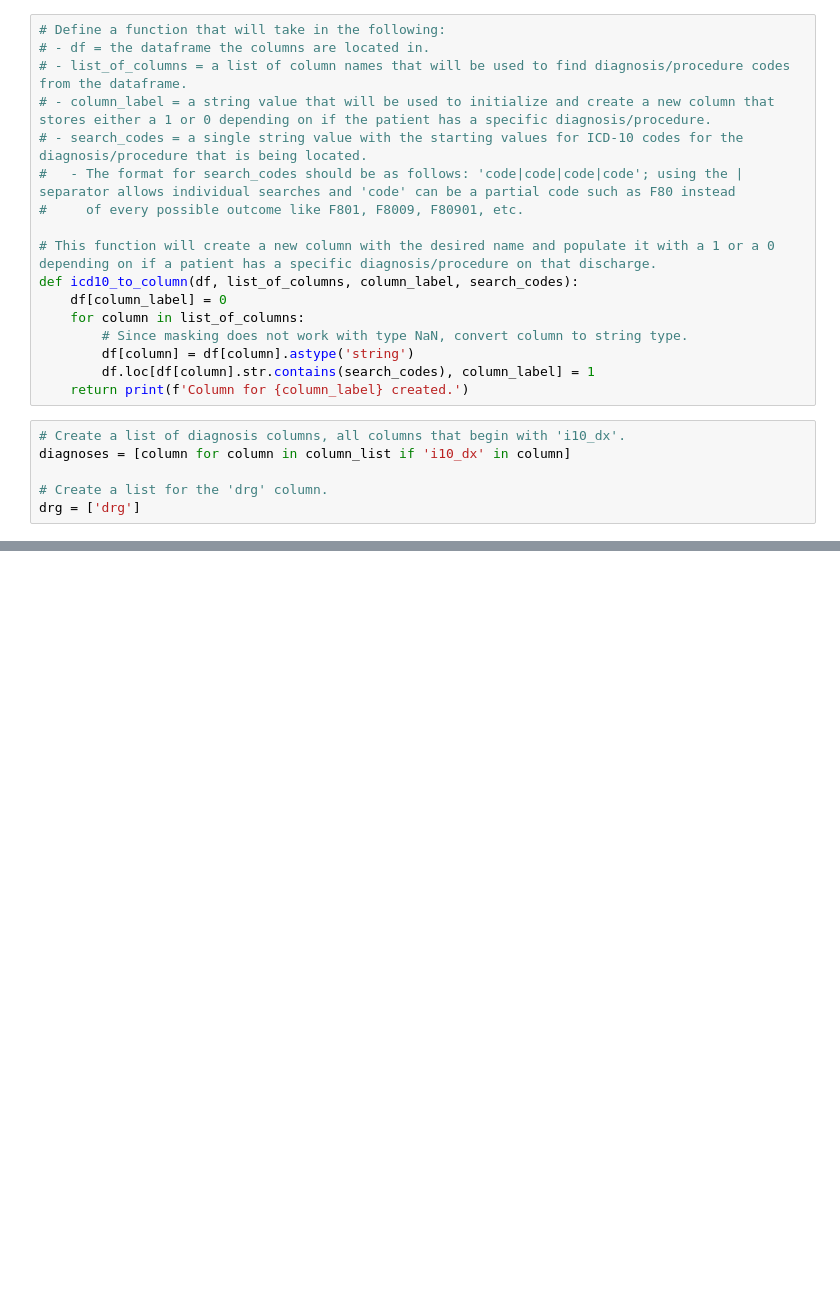
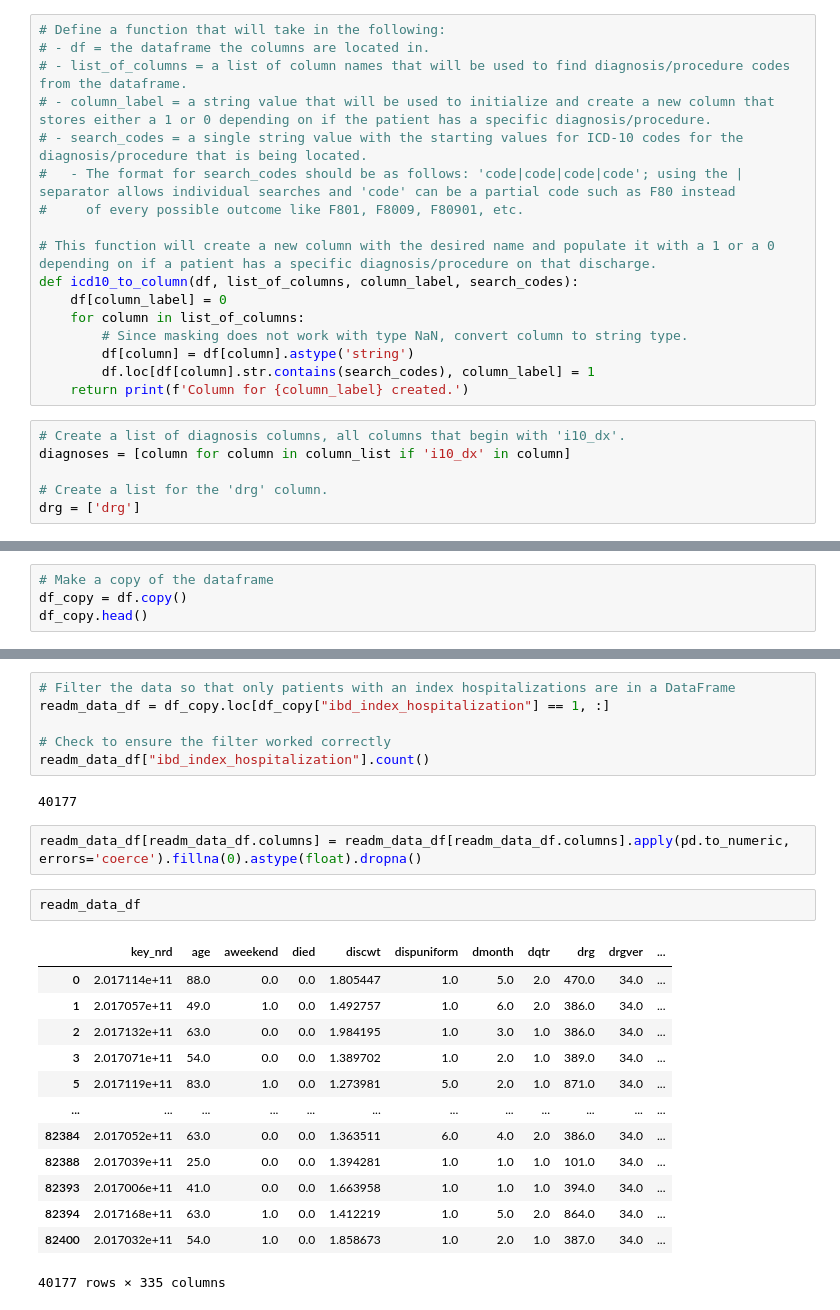
Before and after one commit to Autonomousse/UCSD_NRD_2017, a Jupyter notebook: NRD_2017_Validation.ipynb, the cells around one changed output, grey strips where cells are left out. Drawn from its saved outputs; the diff is of its cells as text; blank space fills up the shorter version.

Commit message:
Pushing to check for errors

```diff
--- a/NRD_2017_Validation.ipynb
+++ b/NRD_2017_Validation.ipynb
@@ -86,0 +99,4 @@ Column for cm_drug created.
+# %%
+# Make a copy of the dataframe
+df_copy = df.copy()
+df_copy.head()
@@ -86,0 +126,26 @@ Column for cm_drug created.
+# %%
+# Filter the data so that only patients with an index hospitalizations are in a DataFrame
+readm_data_df = df_copy.loc[df_copy["ibd_index_hospitalization"] == 1, :]
+
+# Check to ensure the filter worked correctly
+readm_data_df["ibd_index_hospitalization"].count()
+# %% [output]
+40177
+# %%
+readm_data_df[readm_data_df.columns] = readm_data_df[readm_data_df.columns].apply(pd.to_numeric, errors='coerce').fillna(0).astype(float).dropna()
+# %%
+readm_data_df
+# %% [output]
+|  | key_nrd | age | aweekend | died | discwt | dispuniform | dmonth | dqtr | drg | drgver | ... |
+| 0 | 2.017114e+11 | 88.0 | 0.0 | 0.0 | 1.805447 | 1.0 | 5.0 | 2.0 | 470.0 | 34.0 | ... |
+| 1 | 2.017057e+11 | 49.0 | 1.0 | 0.0 | 1.492757 | 1.0 | 6.0 | 2.0 | 386.0 | 34.0 | ... |
+| 2 | 2.017132e+11 | 63.0 | 0.0 | 0.0 | 1.984195 | 1.0 | 3.0 | 1.0 | 386.0 | 34.0 | ... |
+| 3 | 2.017071e+11 | 54.0 | 0.0 | 0.0 | 1.389702 | 1.0 | 2.0 | 1.0 | 389.0 | 34.0 | ... |
+| 5 | 2.017119e+11 | 83.0 | 1.0 | 0.0 | 1.273981 | 5.0 | 2.0 | 1.0 | 871.0 | 34.0 | ... |
+| ... | ... | ... | ... | ... | ... | ... | ... | ... | ... | ... | ... |
+| 82384 | 2.017052e+11 | 63.0 | 0.0 | 0.0 | 1.363511 | 6.0 | 4.0 | 2.0 | 386.0 | 34.0 | ... |
+| 82388 | 2.017039e+11 | 25.0 | 0.0 | 0.0 | 1.394281 | 1.0 | 1.0 | 1.0 | 101.0 | 34.0 | ... |
+| 82393 | 2.017006e+11 | 41.0 | 0.0 | 0.0 | 1.663958 | 1.0 | 1.0 | 1.0 | 394.0 | 34.0 | ... |
+| 82394 | 2.017168e+11 | 63.0 | 1.0 | 0.0 | 1.412219 | 1.0 | 5.0 | 2.0 | 864.0 | 34.0 | ... |
+| 82400 | 2.017032e+11 | 54.0 | 1.0 | 0.0 | 1.858673 | 1.0 | 2.0 | 1.0 | 387.0 | 34.0 | ... |
+40177 rows × 335 columns
```
Also changed, not shown: parts of 28 cells of this notebook.
